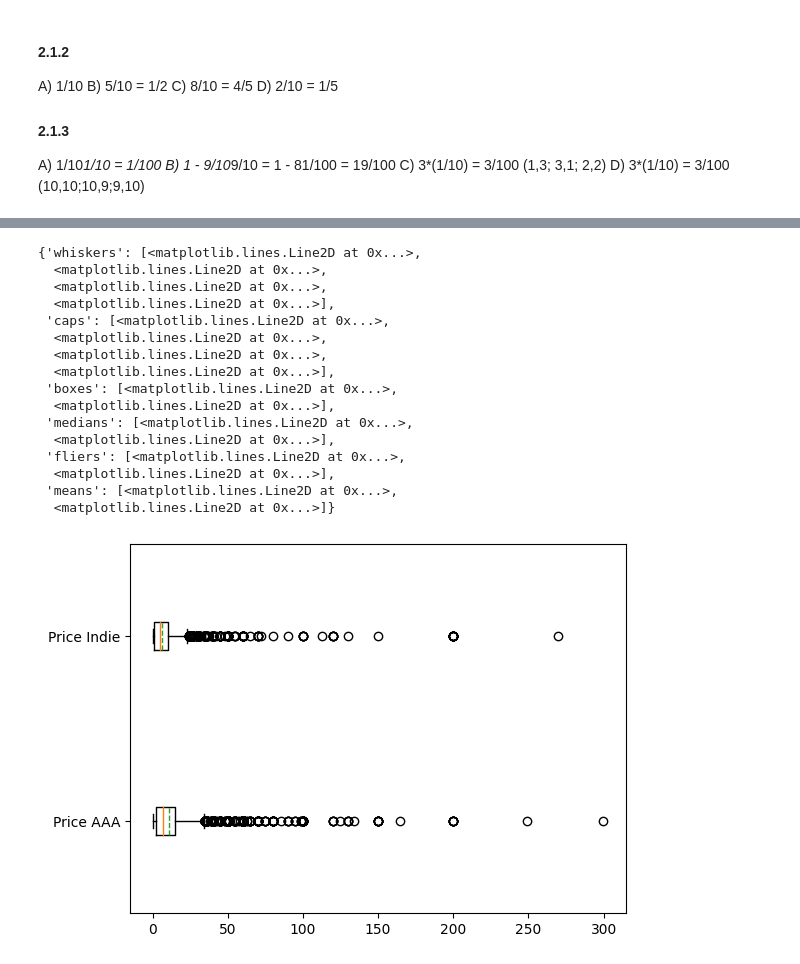
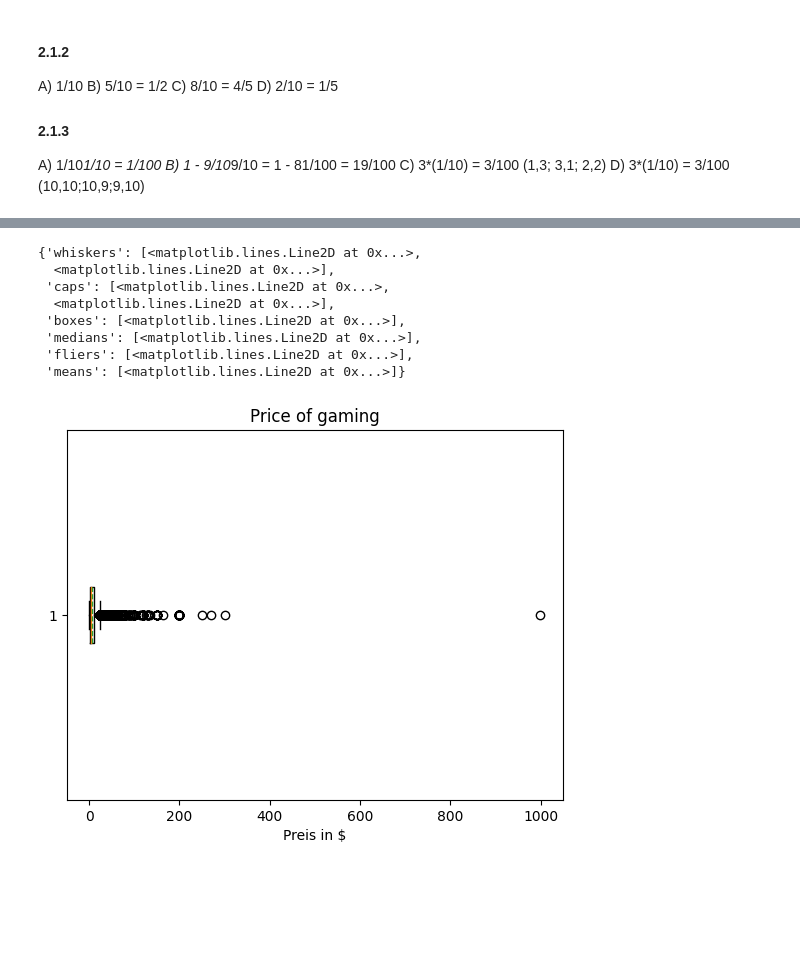
Before and after one commit to Two-Play/HTWG, a Jupyter notebook: stoch/uebung/a3/aufgabe3.ipynb, the cells around one changed output, grey strips where cells are left out. Drawn from its saved outputs; the diff is of its cells as text; code cells hidden in the pictures; blank space fills up the shorter version.

```diff
--- a/stoch/uebung/a3/aufgabe3.ipynb
+++ b/stoch/uebung/a3/aufgabe3.ipynb
@@ -104 +115,4 @@ df.head()
+# %%
+# release date zu timestamp (für korrelationen):
+df["Release date (timestamp)"] = df["Release date"].apply(lambda x: int(time.mktime(time.strptime(x, "%b %d, %Y"))) if "," in x else int(time.mktime(time.strptime(x, "%b %Y"))))
 # %%
@@ -154,31 +178,14 @@ std 1230.102923812986
 # %%
-df = df[df['Price'] < 999]
-
-prices_AAA = df[(df["Tags"].str.contains("Indie") == False) & (df["Genres"].str.contains("Indie") == False)]
-
-prices_Indie = df[(df["Tags"].str.contains("Indie") == True) | (df["Genres"].str.contains("Indie") == True)]
-
-# datastuff = df[df["Price"] <= 80] # alle Spiele die weniger als 100 kosten
-# datastuff = datastuff[datastuff["Price"] > 20] # alle Spiele die dazu mehr als 20 kosten
-#code fur einen box plot : (
-# plt.boxplot(dataset)
-#code fuer einen schönerern boxplot: (
-plt.boxplot([prices_AAA['Price'], prices_Indie['Price']], vert=False, showfliers=True, showmeans=True, meanline=True, labels=['Price AAA', 'Price Indie'])
+plt.title('Price of gaming')
+plt.xlabel('Preis in $')
+plt.boxplot([df['Price']], vert=False, showfliers=True, showmeans=True, meanline=True)
 # %% [output]
 {'whiskers': [<matplotlib.lines.Line2D at 0x...>,
-  <matplotlib.lines.Line2D at 0x...>,
-  <matplotlib.lines.Line2D at 0x...>,
   <matplotlib.lines.Line2D at 0x...>],
  'caps': [<matplotlib.lines.Line2D at 0x...>,
-  <matplotlib.lines.Line2D at 0x...>,
-  <matplotlib.lines.Line2D at 0x...>,
   <matplotlib.lines.Line2D at 0x...>],
- 'boxes': [<matplotlib.lines.Line2D at 0x...>,
-  <matplotlib.lines.Line2D at 0x...>],
- 'medians': [<matplotlib.lines.Line2D at 0x...>,
-  <matplotlib.lines.Line2D at 0x...>],
- 'fliers': [<matplotlib.lines.Line2D at 0x...>,
-  <matplotlib.lines.Line2D at 0x...>],
- 'means': [<matplotlib.lines.Line2D at 0x...>,
-  <matplotlib.lines.Line2D at 0x...>]}
+ 'boxes': [<matplotlib.lines.Line2D at 0x...>],
+ 'medians': [<matplotlib.lines.Line2D at 0x...>],
+ 'fliers': [<matplotlib.lines.Line2D at 0x...>],
+ 'means': [<matplotlib.lines.Line2D at 0x...>]}
-[figure, old version]
+[figure, new version]
```
Also changed, not shown: parts of 6 cells of this notebook.
